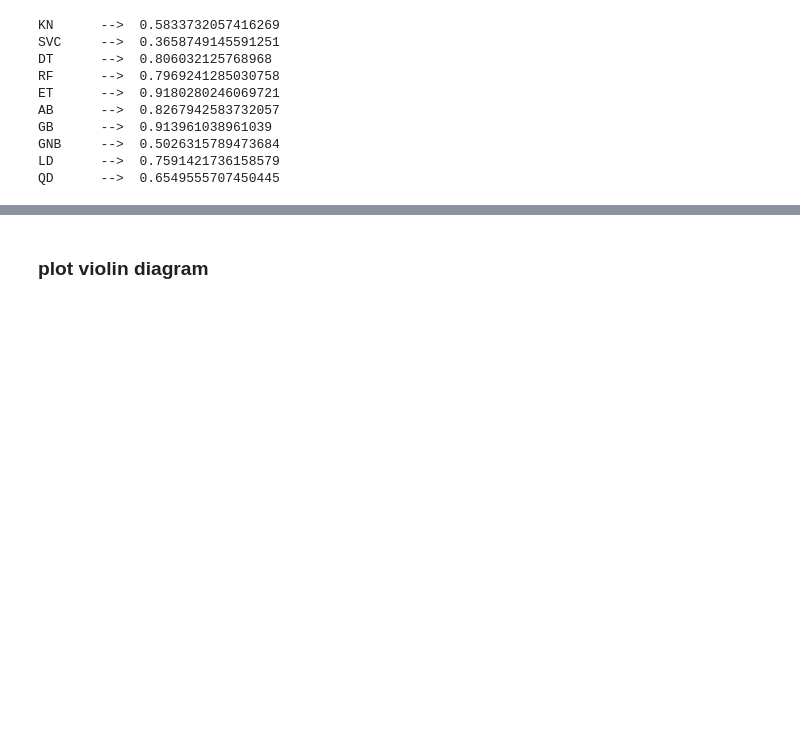
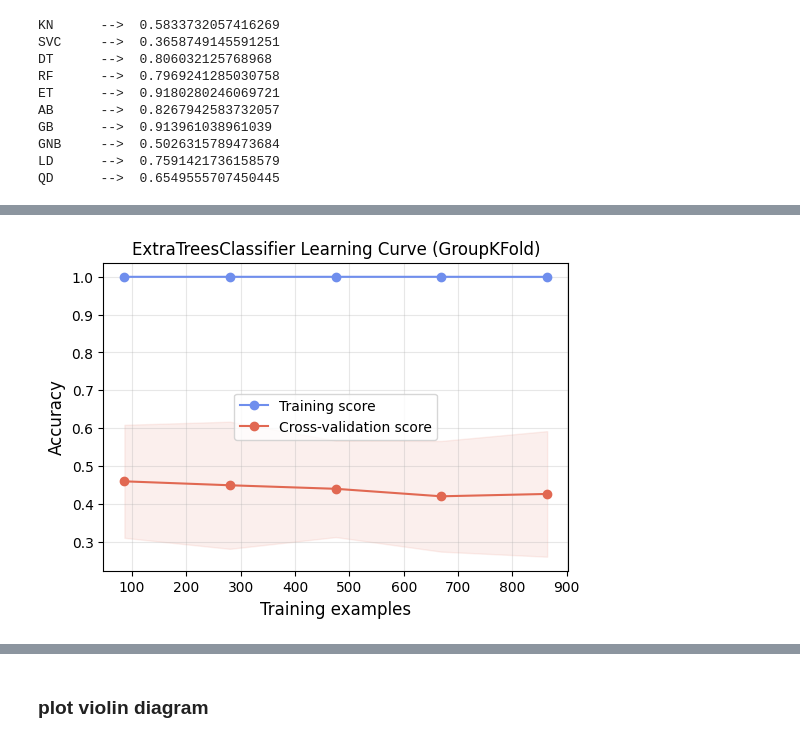
Before and after one commit to inachenyx/painClassify, a Jupyter notebook: painClass.ipynb, the cells around one changed output, grey strips where cells are left out. Cells and saved outputs as stored; diff of their text form; code cells hidden in the pictures; blank space fills up the shorter version.

Commit message:
Implemented LOSO but low validation score, need more improvement

```diff
--- a/painClass.ipynb
+++ b/painClass.ipynb
@@ -338,3 +336,41 @@ X.shape
+# %%
+groups = np.array([i for i in range(20) for _ in range(48)]) # 20*48=960
+cv = GroupKFold(n_splits=10)  # e.g. 20 subjects → leave-one-subject-out
+
+train_sizes, train_scores, val_scores = learning_curve(
+    ExtraTreesClassifier(n_estimators=200, max_depth=15, min_samples_leaf=1),
+    X, y, groups=groups,
+    cv=cv,
+    train_sizes=np.linspace(0.1, 1.0, 5), # 5 points (10%, 32.5%, 55%, 77.5%, 100%)
+    scoring="accuracy",
+    n_jobs=-1,
+    shuffle=True,
+    random_state=42
+)
+
+
+# Mean & std
+train_mean, train_std = np.mean(train_scores, axis=1), np.std(train_scores, axis=1)
+val_mean, val_std = np.mean(val_scores, axis=1), np.std(val_scores, axis=1)
+
+# Plot (skplt style mimic)
+plt.figure(figsize=(6,4))
+
+plt.plot(train_sizes, train_mean, "o-", label="Training score", color="#6F8EED")
+plt.fill_between(train_sizes, train_mean-train_std, train_mean+train_std, alpha=0.1, color="#6F8EED")
+
+plt.plot(train_sizes, val_mean, "o-", label="Cross-validation score", color="#E16852")
+plt.fill_between(train_sizes, val_mean-val_std, val_mean+val_std, alpha=0.1, color="#E16852")
+
+plt.title("ExtraTreesClassifier Learning Curve (GroupKFold)", fontsize="large")
+plt.xlabel("Training examples", fontsize="large")
+plt.ylabel("Accuracy", fontsize="large")
+plt.legend(loc="best")
+plt.grid(True, alpha=0.3)
+
+plt.show()
+# %% [output]
+[figure, added]
 # %%
 from sklearn.model_selection import GridSearchCV, LeaveOneGroupOut
 from sklearn.metrics import accuracy_score
```
Also changed, not shown: parts of 12 cells of this notebook.
